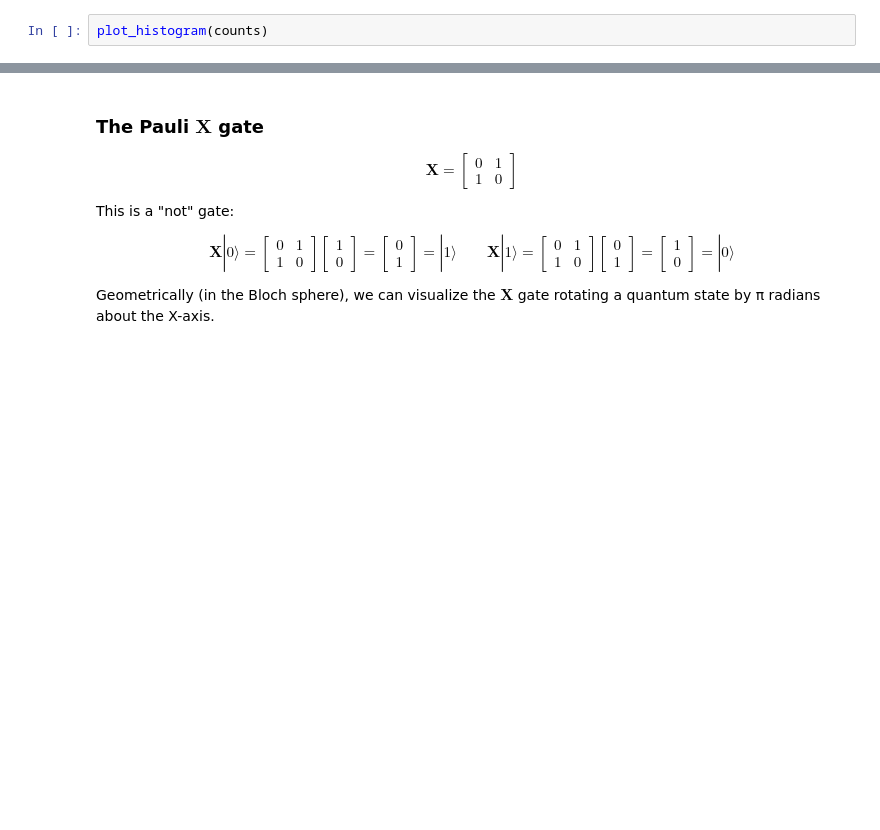
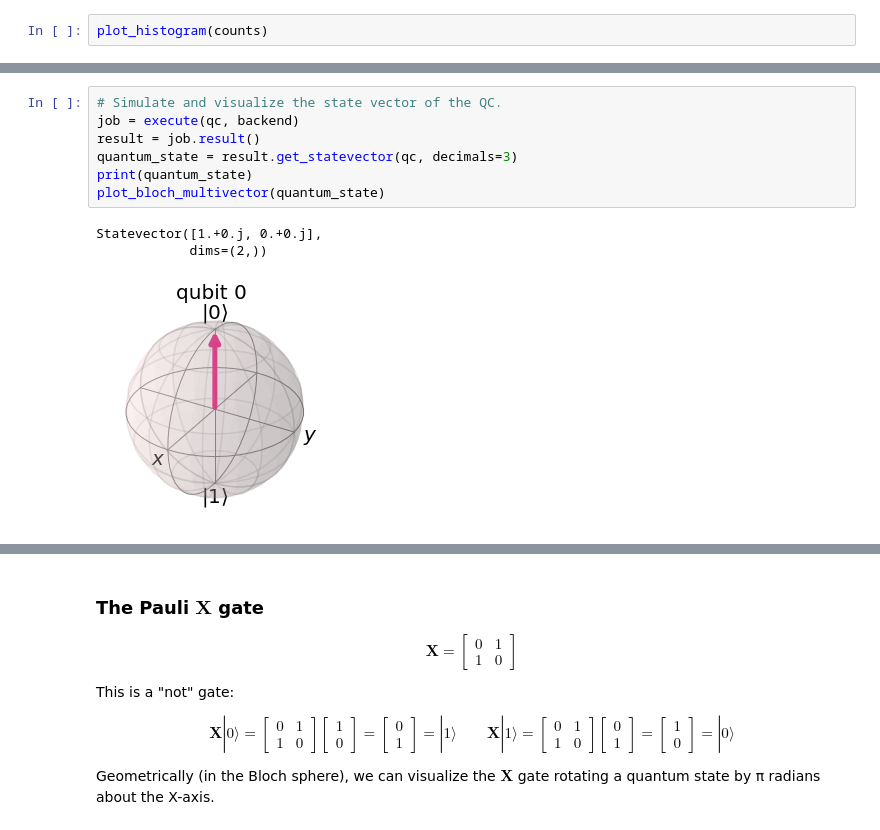
Before and after one commit to vicente-gonzalez-ruiz/quantum_computing, a Jupyter notebook: quantum_computing.ipynb, the cells around one changed output, grey strips where cells are left out. Cells and saved outputs as stored; diff of their text form; blank space fills up the shorter version.

```diff
--- a/quantum_computing.ipynb
+++ b/quantum_computing.ipynb
@@ -372,0 +454,11 @@ If we analyze the $\mathbf{I}$ transmition matrix, we see that it expresses the
+# %%
+# Simulate and visualize the state vector of the QC.
+job = execute(qc, backend)
+result = job.result()
+quantum_state = result.get_statevector(qc, decimals=3)
+print(quantum_state)
+plot_bloch_multivector(quantum_state)
+# %% [output]
+Statevector([1.+0.j, 0.+0.j],
+            dims=(2,))
+[figure, added]
```
Also changed, not shown: parts of 34 cells of this notebook, 3 other files.
